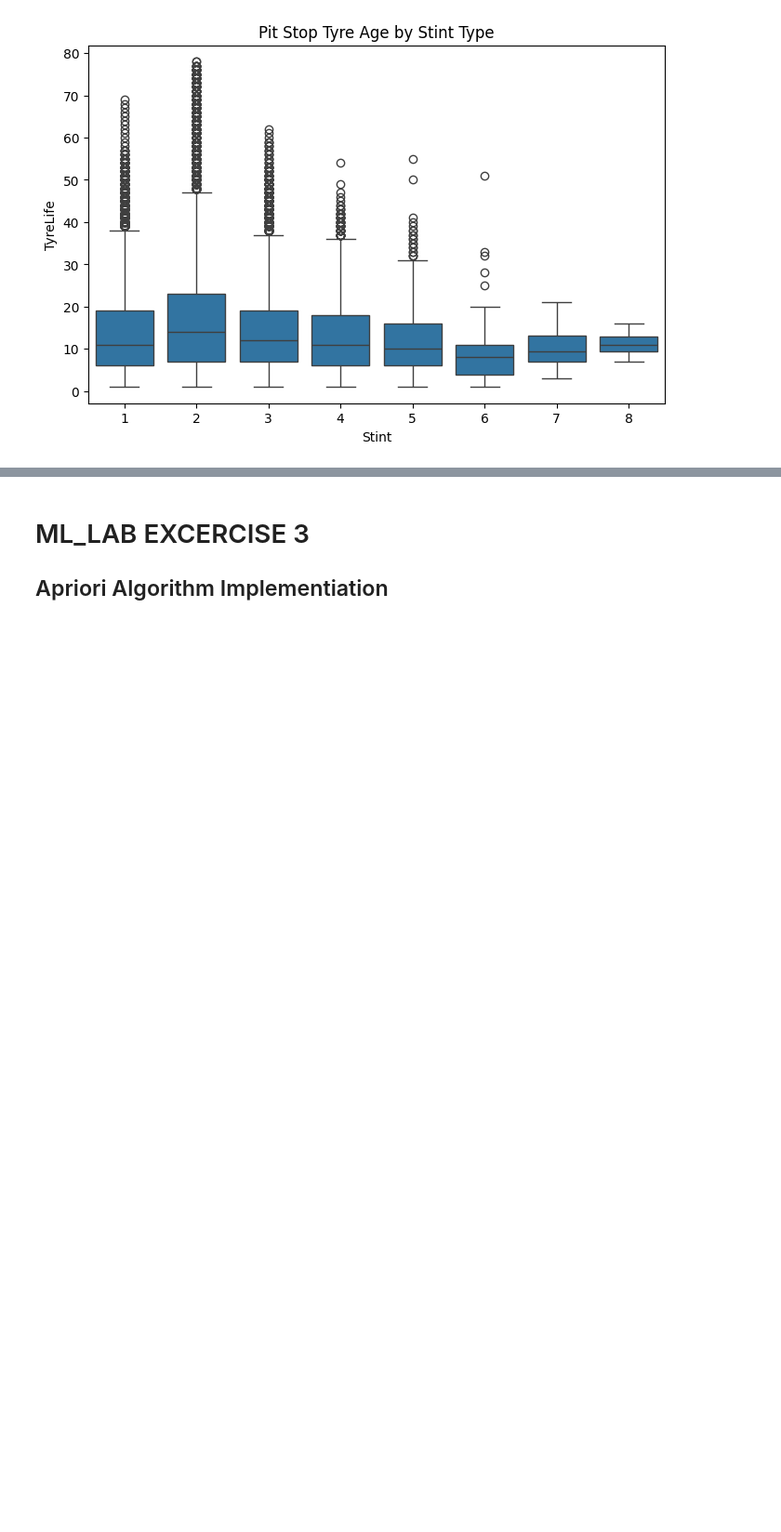
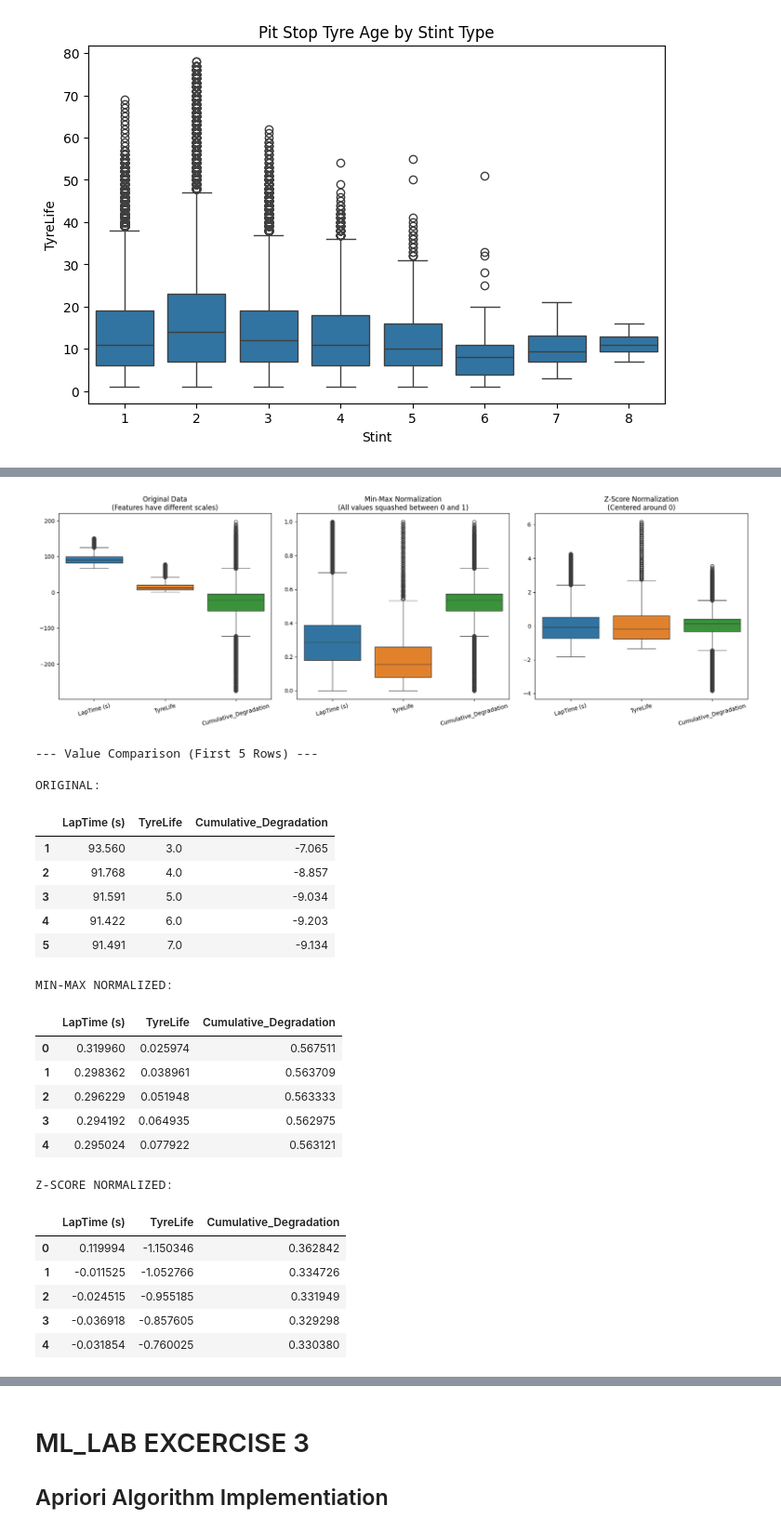
Before and after one commit to 5und4r/MachineLearningLab, a Jupyter notebook: MachineLearningLab.ipynb, the cells around one changed output, grey strips where cells are left out. Shown at 93% size. Saved outputs shown, nothing was run; the diff lists cells and outputs as text; code cells hidden in the pictures; blank space fills up the shorter version.

```diff
--- a/MachineLearningLab.ipynb
+++ b/MachineLearningLab.ipynb
@@ -150,0 +204,17 @@ if 'Stint' in df.columns and 'TyreLife' in df.columns:
+# %%
+import pandas as pd
+import matplotlib.pyplot as plt
+import seaborn as sns
+from sklearn.preprocessing import MinMaxScaler, StandardScaler
+
+# 1. Load the dataset
+df = pd.read_csv('f1_strategy_dataset_v6.csv')
+
+# 2. Handle missing values and duplicates
+df.dropna(inplace=True)
+df.drop_duplicates(inplace=True)
+
+# Select specific numerical columns with different scales for the experiment
+features_to_normalize = ['LapTime (s)', 'TyreLife', 'Cumulative_Degradation']
+df_numeric = df[features_to_normalize].copy()
+print(features_to_normalize)
@@ -150,0 +225,62 @@ if 'Stint' in df.columns and 'TyreLife' in df.columns:
+# %%
+# 3. Apply Min-Max Normalization (Scales between 0 and 1)
+min_max_scaler = MinMaxScaler()
+df_minmax = pd.DataFrame(min_max_scaler.fit_transform(df_numeric), columns=features_to_normalize)
+
+# 4. Apply Z-Score Normalization (Mean = 0, Std Dev = 1)
+z_score_scaler = StandardScaler()
+df_zscore = pd.DataFrame(z_score_scaler.fit_transform(df_numeric), columns=features_to_normalize)
+
+# --- VISUALIZATION: Before and After ---
+fig, axes = plt.subplots(1, 3, figsize=(18, 6))
+
+# Plot 1: Original Data (Notice the massive difference in Y-axis scale)
+sns.boxplot(data=df_numeric, ax=axes[0])
+axes[0].set_title("Original Data\n(Features have different scales)")
+axes[0].tick_params(axis='x', rotation=15)
+
+# Plot 2: Min-Max Normalized
+sns.boxplot(data=df_minmax, ax=axes[1])
+axes[1].set_title("Min-Max Normalization\n(All values squashed between 0 and 1)")
+axes[1].tick_params(axis='x', rotation=15)
+
+# Plot 3: Z-Score Normalized
+sns.boxplot(data=df_zscore, ax=axes[2])
+axes[2].set_title("Z-Score Normalization\n(Centered around 0)")
+axes[2].tick_params(axis='x', rotation=15)
+
+plt.tight_layout()
+plt.show()
+
+print("\n--- Value Comparison (First 5 Rows) ---")
+print("\nORIGINAL:")
+display(df_numeric.head())
+print("\nMIN-MAX NORMALIZED:")
+display(df_minmax.head())
+print("\nZ-SCORE NORMALIZED:")
+display(df_zscore.head())
+# %% [output]
+[figure, added]
+--- Value Comparison (First 5 Rows) ---
+
+ORIGINAL:
+|  | LapTime (s) | TyreLife | Cumulative_Degradation |
+| 1 | 93.560 | 3.0 | -7.065 |
+| 2 | 91.768 | 4.0 | -8.857 |
+| 3 | 91.591 | 5.0 | -9.034 |
+| 4 | 91.422 | 6.0 | -9.203 |
+| 5 | 91.491 | 7.0 | -9.134 |
+MIN-MAX NORMALIZED:
+|  | LapTime (s) | TyreLife | Cumulative_Degradation |
+| 0 | 0.319960 | 0.025974 | 0.567511 |
+| 1 | 0.298362 | 0.038961 | 0.563709 |
+| 2 | 0.296229 | 0.051948 | 0.563333 |
+| 3 | 0.294192 | 0.064935 | 0.562975 |
+| 4 | 0.295024 | 0.077922 | 0.563121 |
+Z-SCORE NORMALIZED:
+|  | LapTime (s) | TyreLife | Cumulative_Degradation |
+| 0 | 0.119994 | -1.150346 | 0.362842 |
+| 1 | -0.011525 | -1.052766 | 0.334726 |
+| 2 | -0.024515 | -0.955185 | 0.331949 |
+| 3 | -0.036918 | -0.857605 | 0.329298 |
+| 4 | -0.031854 | -0.760025 | 0.330380 |
```
Also changed, not shown: parts of 6 cells of this notebook.
